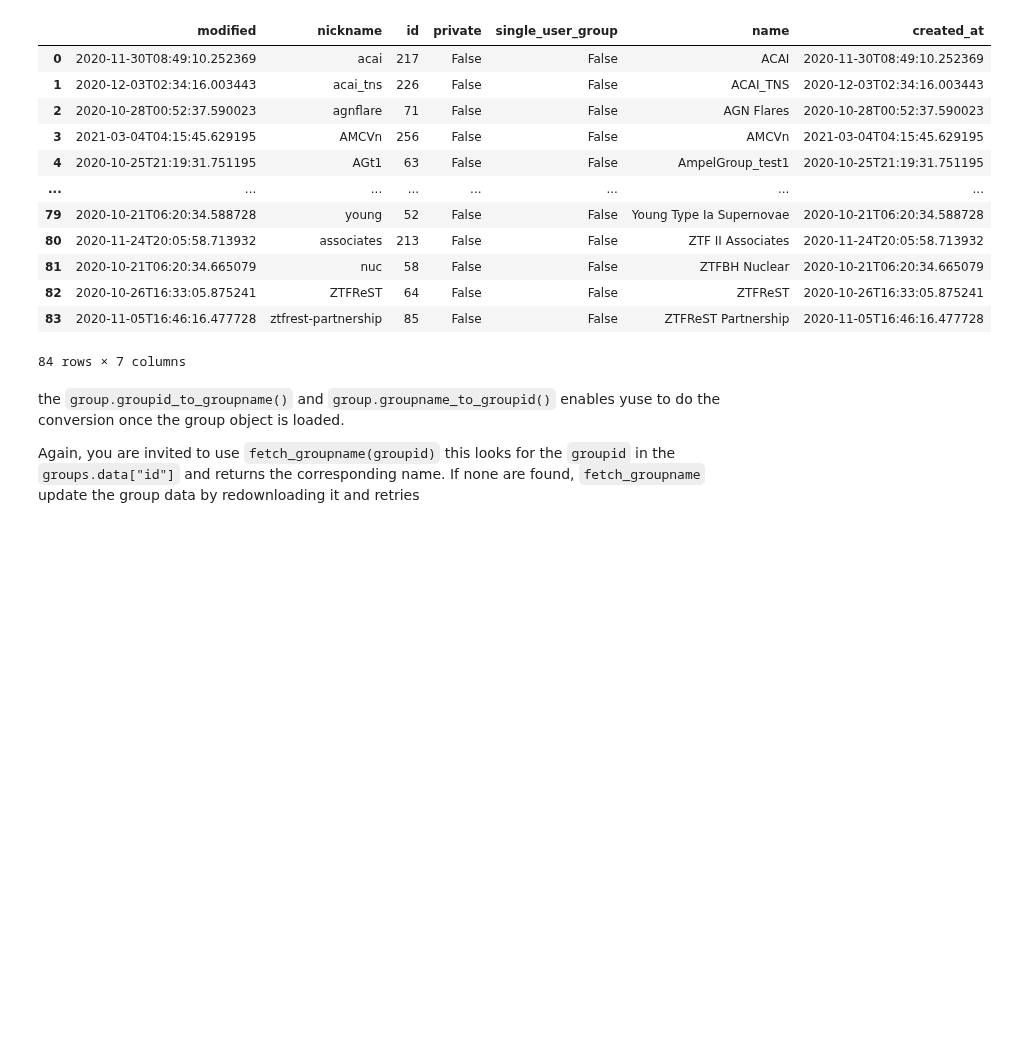
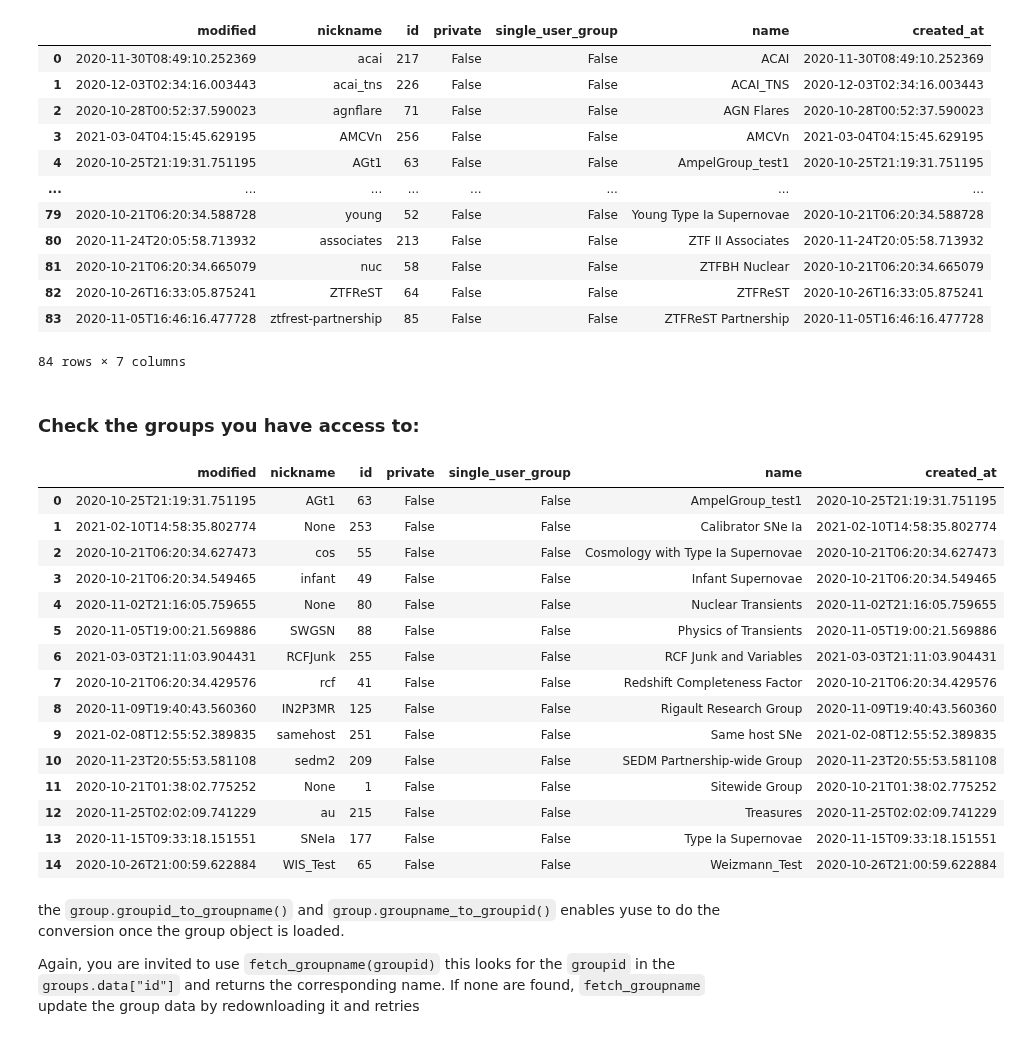
Before and after one commit to MickaelRigault/ztfquery, a Jupyter notebook: tutorials/2. Fritz ; 2.3 Sample statistics and user.ipynb, the cells around one changed output. Saved outputs shown, nothing was run; the diff lists cells and outputs as text; code cells hidden in the pictures; blank space fills up the shorter version.

```diff
--- a/tutorials/2. Fritz ; 2.3 Sample statistics and user.ipynb
+++ b/tutorials/2. Fritz ; 2.3 Sample statistics and user.ipynb
@@ -60,6 +60,27 @@ group.data
 | 82 | 2020-10-26T16:33:05.875241 | ZTFReST | 64 | False | False | ZTFReST | 2020-10-26T16:33:05.875241 |
 | 83 | 2020-11-05T16:46:16.477728 | ztfrest-partnership | 85 | False | False | ZTFReST Partnership | 2020-11-05T16:46:16.477728 |
 84 rows × 7 columns
+# %% [markdown]
+### Check the groups you have access to:
+# %%
+group.accessible
+# %% [output]
+|  | modified | nickname | id | private | single_user_group | name | created_at |
+| 0 | 2020-10-25T21:19:31.751195 | AGt1 | 63 | False | False | AmpelGroup_test1 | 2020-10-25T21:19:31.751195 |
+| 1 | 2021-02-10T14:58:35.802774 | None | 253 | False | False | Calibrator SNe Ia | 2021-02-10T14:58:35.802774 |
+| 2 | 2020-10-21T06:20:34.627473 | cos | 55 | False | False | Cosmology with Type Ia Supernovae | 2020-10-21T06:20:34.627473 |
+| 3 | 2020-10-21T06:20:34.549465 | infant | 49 | False | False | Infant Supernovae | 2020-10-21T06:20:34.549465 |
+| 4 | 2020-11-02T21:16:05.759655 | None | 80 | False | False | Nuclear Transients | 2020-11-02T21:16:05.759655 |
+| 5 | 2020-11-05T19:00:21.569886 | SWGSN | 88 | False | False | Physics of Transients | 2020-11-05T19:00:21.569886 |
+| 6 | 2021-03-03T21:11:03.904431 | RCFJunk | 255 | False | False | RCF Junk and Variables | 2021-03-03T21:11:03.904431 |
+| 7 | 2020-10-21T06:20:34.429576 | rcf | 41 | False | False | Redshift Completeness Factor | 2020-10-21T06:20:34.429576 |
+| 8 | 2020-11-09T19:40:43.560360 | IN2P3MR | 125 | False | False | Rigault Research Group | 2020-11-09T19:40:43.560360 |
+| 9 | 2021-02-08T12:55:52.389835 | samehost | 251 | False | False | Same host SNe | 2021-02-08T12:55:52.389835 |
+| 10 | 2020-11-23T20:55:53.581108 | sedm2 | 209 | False | False | SEDM Partnership-wide Group | 2020-11-23T20:55:53.581108 |
+| 11 | 2020-10-21T01:38:02.775252 | None | 1 | False | False | Sitewide Group | 2020-10-21T01:38:02.775252 |
+| 12 | 2020-11-25T02:02:09.741229 | au | 215 | False | False | Treasures | 2020-11-25T02:02:09.741229 |
+| 13 | 2020-11-15T09:33:18.151551 | SNeIa | 177 | False | False | Type Ia Supernovae | 2020-11-15T09:33:18.151551 |
+| 14 | 2020-10-26T21:00:59.622884 | WIS_Test | 65 | False | False | Weizmann_Test | 2020-10-26T21:00:59.622884 |
 # %% [markdown]
 the `group.groupid_to_groupname()` and `group.groupname_to_groupid()` enables yuse to do the conversion once the group object is loaded.
 
```
Also changed, not shown: parts of 22 cells of this notebook, 2 other files.
